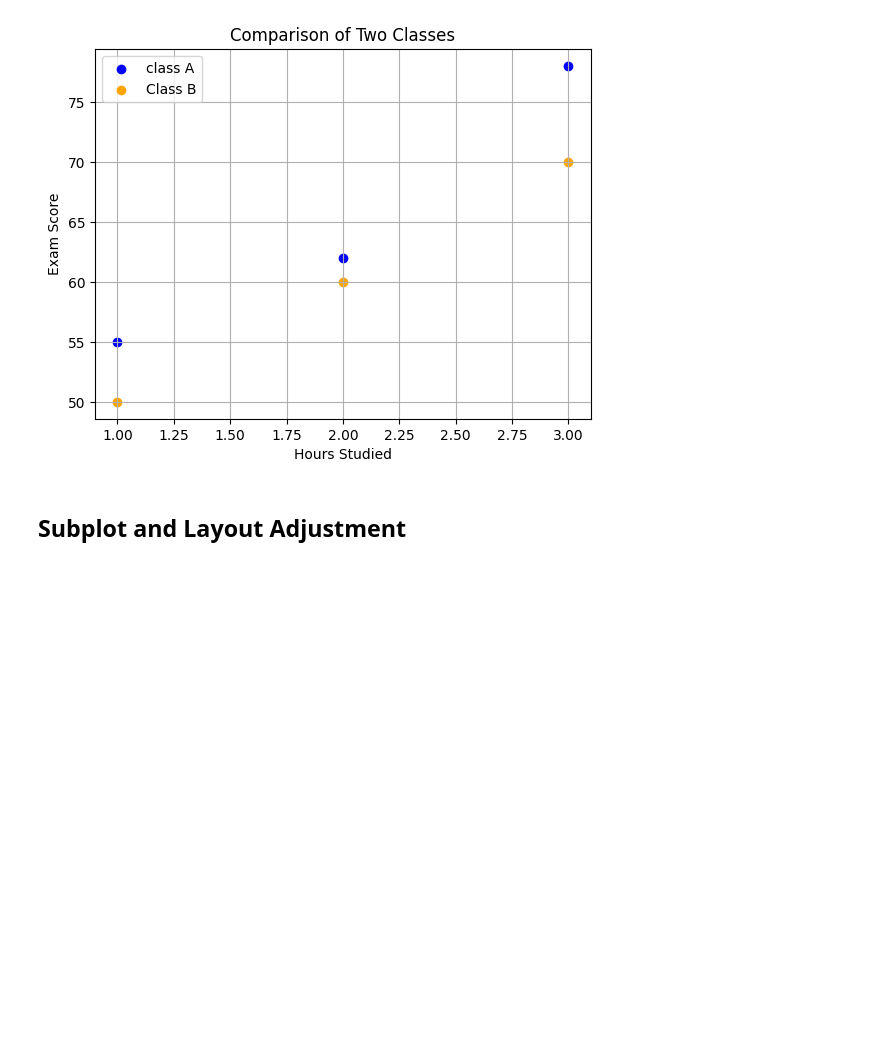
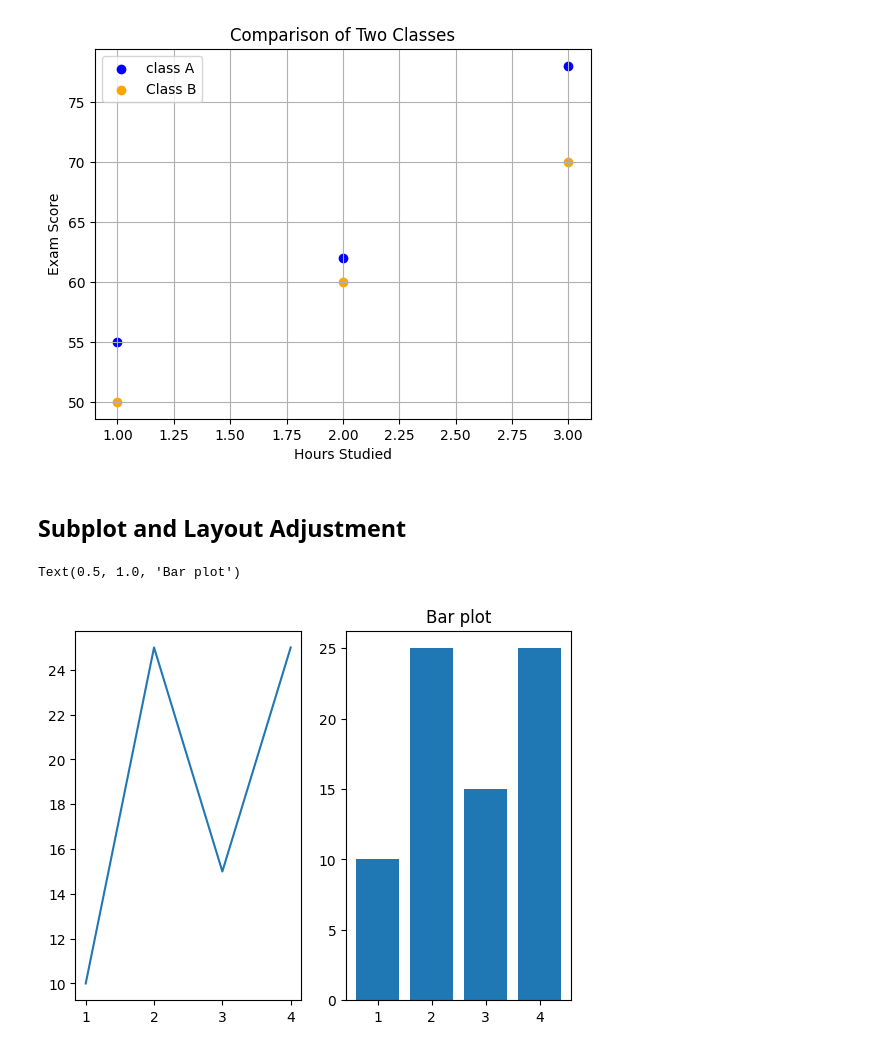
Before and after one commit to aryansapsod/python-, a Jupyter notebook: mlab.ipynb, the cells around one changed output. Saved outputs shown, nothing was run; the diff lists cells and outputs as text; code cells hidden in the pictures; blank space fills up the shorter version.

Commit message:
subplot

```diff
--- a/mlab.ipynb
+++ b/mlab.ipynb
@@ -100,3 +100,19 @@ plt.grid(True)
 [figure]
 # %% [markdown]
 ## Subplot and Layout Adjustment
+# %%
+#plt.sunplot(nrows, ncol, index)
+import matplotlib.pyplot as plt
+
+x=[1,2,3,4]
+y=[10,25,15,25]
+
+plt.subplot(1,2,1)
+plt.plot(x,y)
+plt.subplot(1,2,2)
+plt.title('py plot')
+plt.bar(x,y)
+plt.title('Bar plot')
+# %% [output]
+Text(0.5, 1.0, 'Bar plot')
+[figure, added]
```
